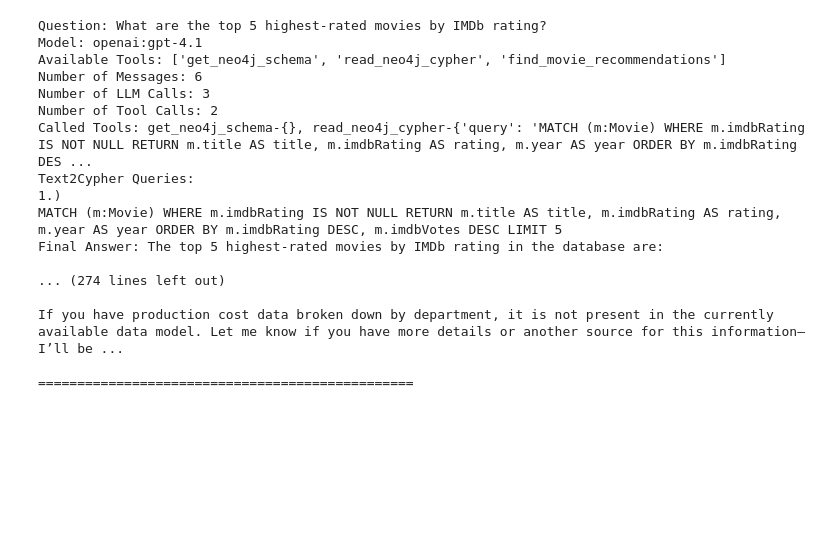
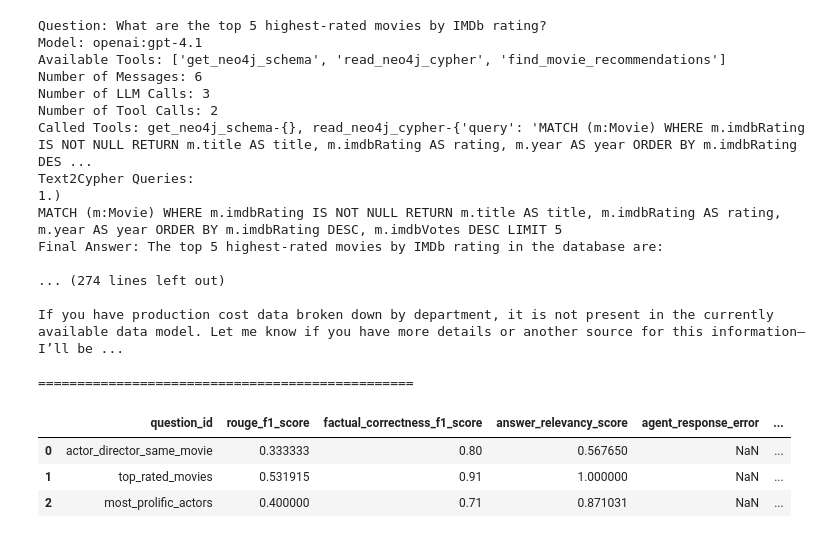
Before and after one commit to neo4j-field/text2cypher-react-agent-example, a Jupyter notebook: review.ipynb, the cells around one changed output. Saved outputs shown, nothing was run; the diff lists cells and outputs as text; code cells hidden in the pictures; blank space fills up the shorter version.

```diff
--- a/review.ipynb
+++ b/review.ipynb
@@ -80,3 +80,18 @@ Final Answer: The top 5 highest-rated movies by IMDb rating in the database are:
 If you have production cost data broken down by department, it is not present in the currently available data model. Let me know if you have more details or another source for this information—I’ll be ...
 
 ================================================
+# %%
+import pandas as pd
+
+agent_response_df = pd.read_csv("evals/output/eval_run_2025-11-14_08-18-33/agent_response.csv").rename(columns={"error": "agent_response_error"})
+metadata_df = pd.read_csv("evals/output/eval_run_2025-11-14_08-18-33/metadata.csv").rename(columns={"error": "metadata_error"})
+failed_response_df = pd.read_csv("evals/output/eval_run_2025-11-14_08-18-33/failed_response.csv").rename(columns={"error": "failed_response_error"})
+# %%
+merged = pd.merge(agent_response_df[["question_id", "rouge_f1_score", "factual_correctness_f1_score", "answer_relevancy_score", "agent_response_error"]], metadata_df, on="question_id")
+# %%
+merged
+# %% [output]
+|  | question_id | rouge_f1_score | factual_correctness_f1_score | answer_relevancy_score | agent_response_error | ... |
+| 0 | actor_director_same_movie | 0.333333 | 0.80 | 0.567650 | NaN | ... |
+| 1 | top_rated_movies | 0.531915 | 0.91 | 1.000000 | NaN | ... |
+| 2 | most_prolific_actors | 0.400000 | 0.71 | 0.871031 | NaN | ... |
```
Also changed, not shown: parts of 1 cell of this notebook, 15 other files.
